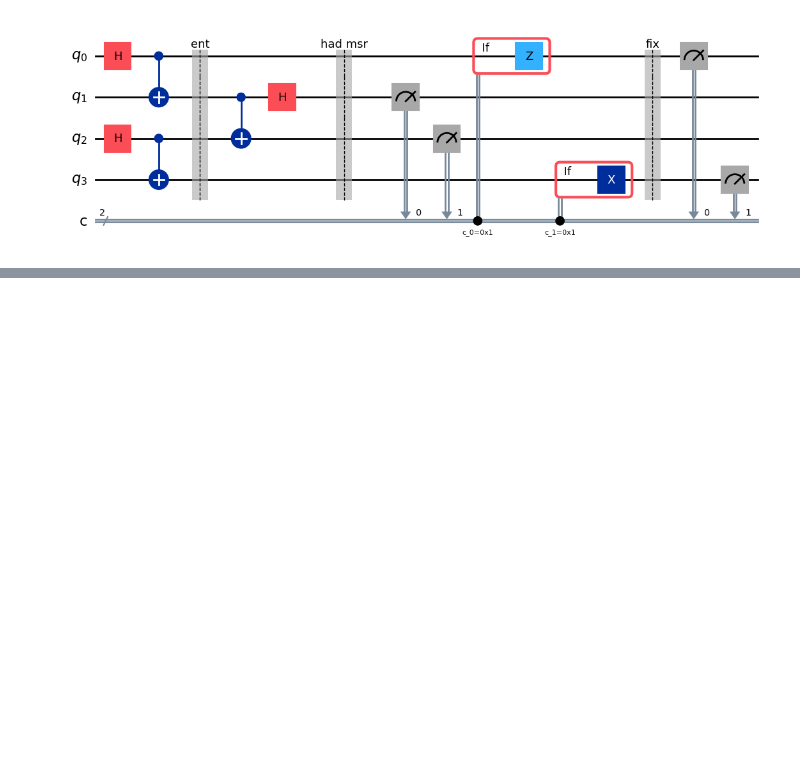
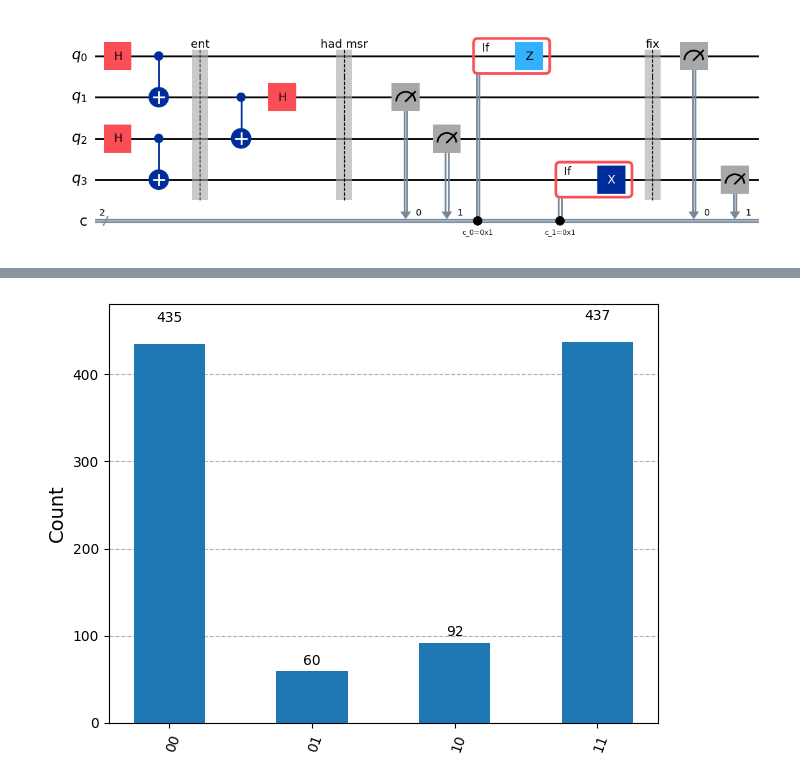
Before and after one commit to BoredDam/quantum-algorithms, a Jupyter notebook: entanglement-swap/entanglement-swap.ipynb, the cells around one changed output, grey strips where cells are left out. Drawn from its saved outputs; the diff is of its cells as text; code cells hidden in the pictures; blank space fills up the shorter version.

```diff
--- a/entanglement-swap/entanglement-swap.ipynb
+++ b/entanglement-swap/entanglement-swap.ipynb
@@ -64,0 +66,5 @@ swap_propagation(2).draw('mpl')
+# %%
+counts = fq.torino_run(qc)
+plot_histogram(counts)
+# %% [output]
+[figure, added]
```
Also changed, not shown: parts of 2 cells of this notebook, 4 other files.
